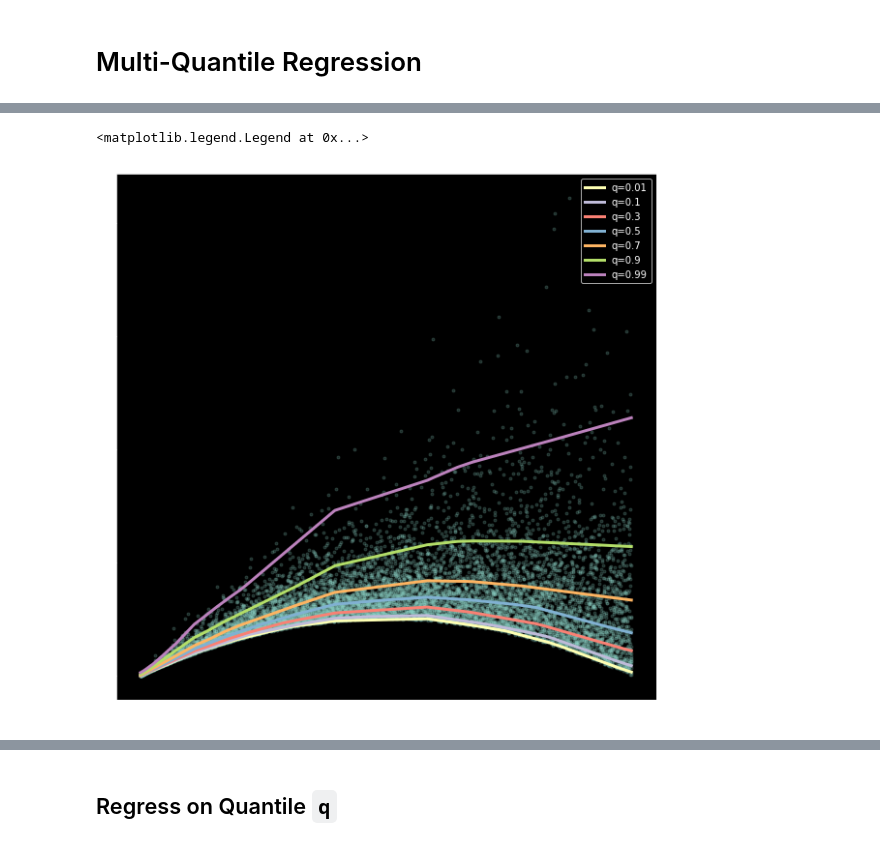
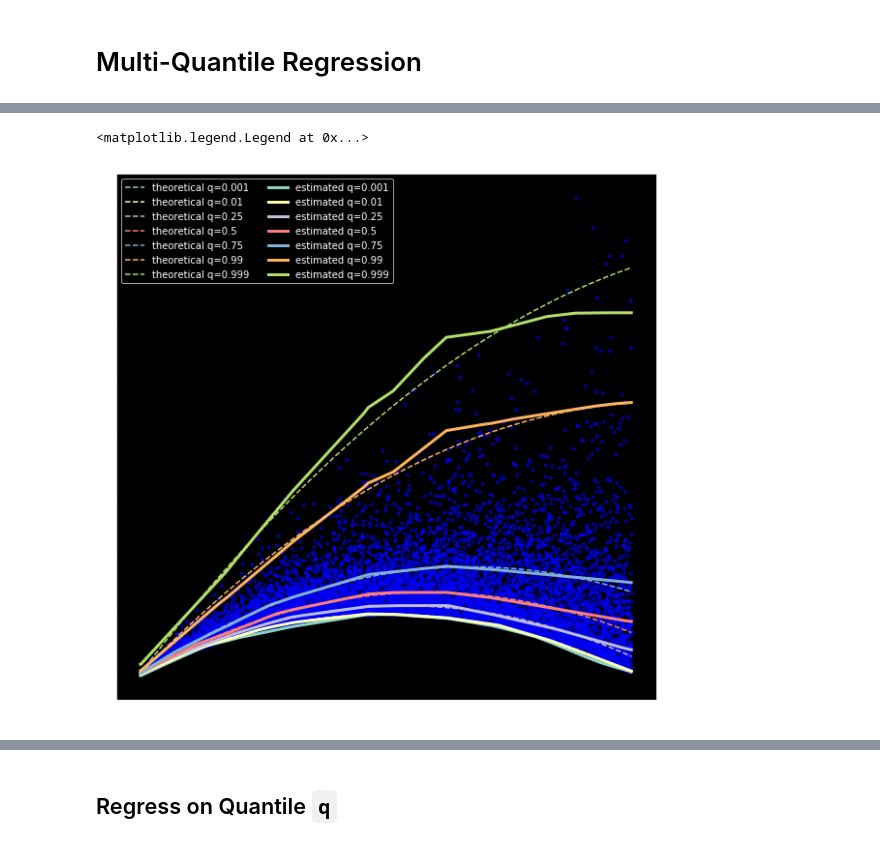
Before and after one commit to ig248/deepquantiles, a Jupyter notebook: notebooks/nn-quantiles-skewed.ipynb, the cells around one changed output, grey strips where cells are left out. Drawn from its saved outputs; the diff is of its cells as text; code cells hidden in the pictures.

```diff
--- a/notebooks/nn-quantiles-skewed.ipynb
+++ b/notebooks/nn-quantiles-skewed.ipynb
@@ -40,5 +46,7 @@ X_plot = np.linspace(min(X_train), max(X_train), num=200).reshape(-1, 1)
 # %%
 plt.plot(X_train, y_train, '.', alpha=0.1)
+for q, q_pred in zip(quantiles, q_theor.T):
+    plt.plot(X_test, q_pred, '--', label=f'q={q}')
 plt.ylim(0, 5)
 # %% [output]
 (0, 5)
@@ -47,15 +55,21 @@ plt.ylim(0, 5)
 import deepquantiles
 
 from deepquantiles.losses import sk_quantile_loss
+# %%
+callbacks = [
+    ReduceLROnPlateau(monitor='loss', factor=0.2, patience=10, min_delta=0.01),
+    EarlyStopping(monitor='loss', patience=15),
+    PlotHistory(batches=False, n_cols=3, figsize=(15, 7))
+]
 # %% [markdown]
 # Multi-Quantile Regression
 # %%
 regressor = deepquantiles.MultiQuantileRegressor(
     shared_units=(32, 32, 32),
     quantile_units=(64, ),
-    quantiles=[0.01, 0.1, 0.3, 0.5, 0.7, 0.9, 0.99],
+    quantiles=quantiles,
     lr=0.01,
-    epochs=10,
+    epochs=100,
     batch_size=1000
 )
 # %%
@@ -84,11 +98,5 @@ Non-trainable params: 0
 __________________________________________________________________________________________________
 # %%
 %%time
-callbacks = [
-    ReduceLROnPlateau(monitor='loss', factor=0.2, patience=20, min_delta=0.01),
-    EarlyStopping(monitor='loss', patience=30),
-    PlotHistory(batches=True, n_cols=3, figsize=(15, 7))
-]
-
-regressor.fit(X_train, y_train, epochs=50, batch_size=1000, verbose=1, callbacks=callbacks, shuffle=True)
+regressor.fit(X_train, y_train, verbose=1, callbacks=callbacks, shuffle=True)
 # %% [output]
@@ -99,10 +107,19 @@ Wall time: 1min 31s
 q_preds = regressor.predict(X_test)
 # %%
 plt.figure(figsize=(10, 10))
-plt.plot(X_test, y_test, '.', alpha=0.2)
-for q, q_pred in zip(regressor.quantiles, q_preds):
-    plt.plot(X_test, q_pred, lw=3, label=f'q={q}')
-plt.legend()
+plt.plot(X_test, y_test, 'b.', alpha=0.5)
+
+plt.gca().set_prop_cycle(None)
+
+for q, q_pred in zip(quantiles, q_theor.T):
+    plt.plot(X_test, q_pred, '--', label=f'theoretical q={q}')
+
+plt.gca().set_prop_cycle(None)
+
+for q, q_pred in zip(quantiles, q_preds.T):
+    plt.plot(X_test, q_pred, lw=3, label=f'estimated q={q}')
+
+plt.legend(ncol=2)
 # %% [output]
 <matplotlib.legend.Legend at 0x...>
-[figure, old version]
+[figure, new version]
```
Also changed, not shown: parts of 27 cells of this notebook, 1 other file.
